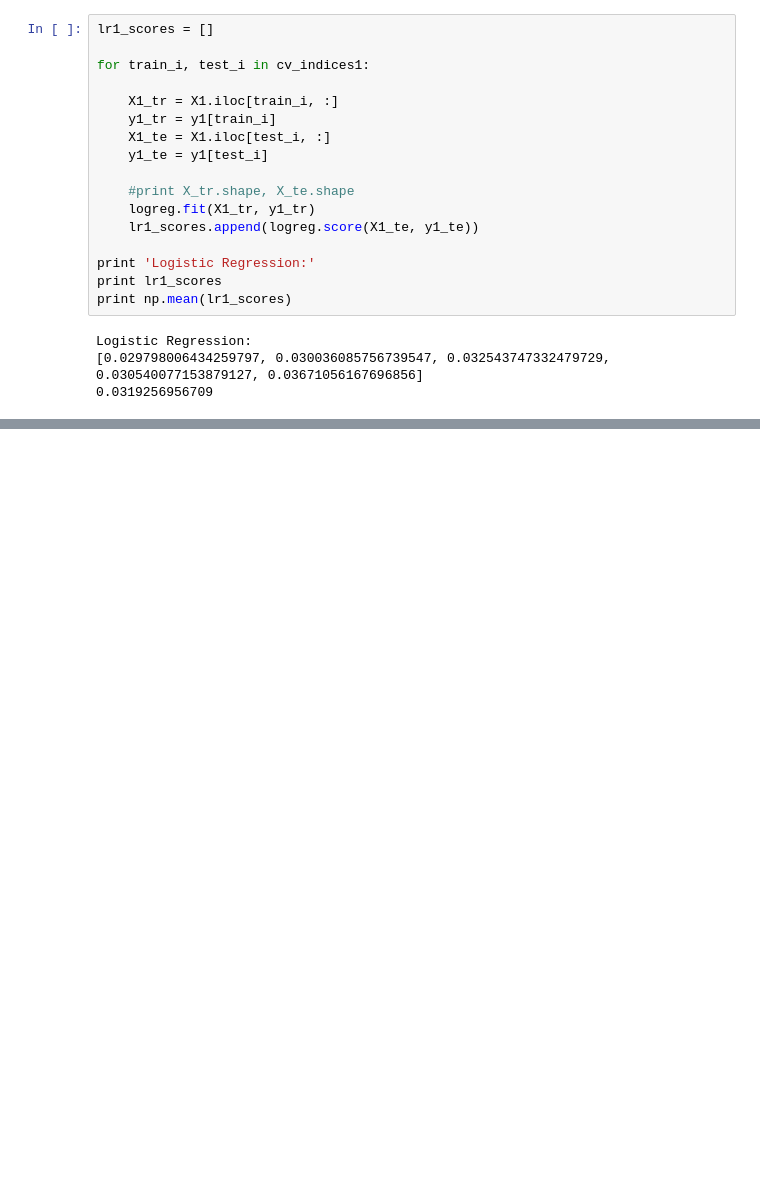
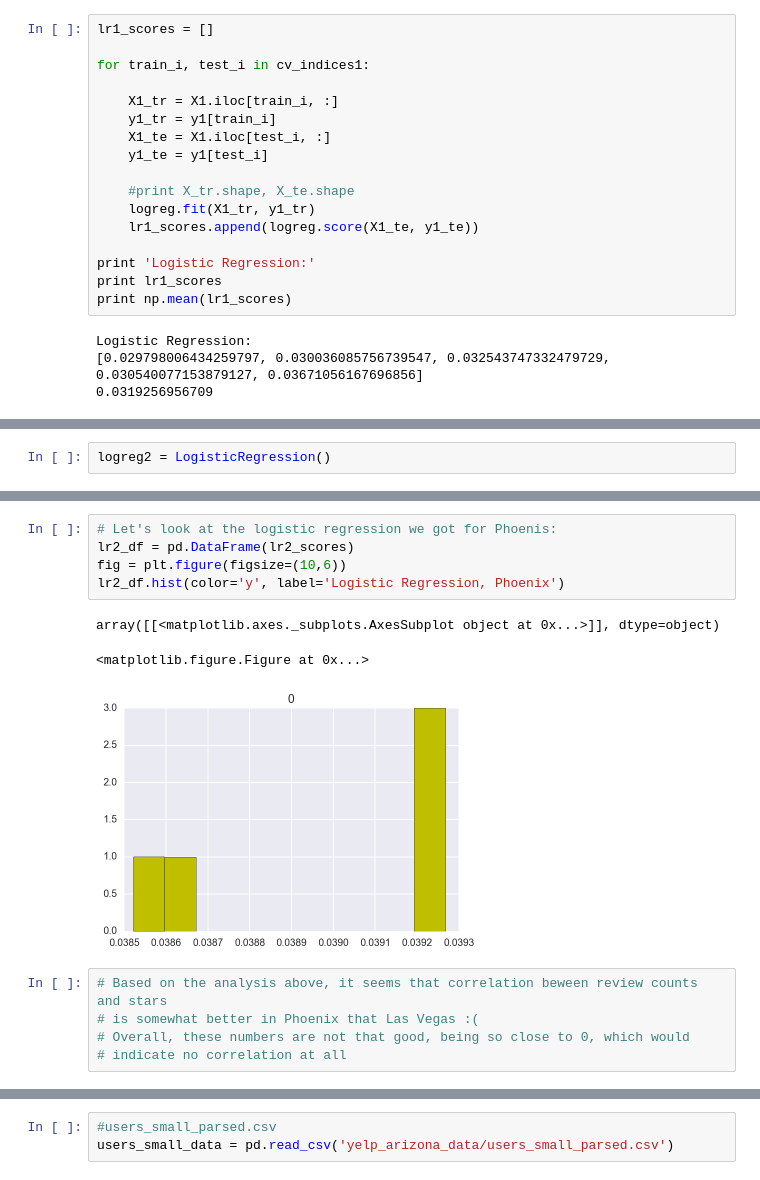
Before and after one commit to ocj137/DSI-SF-2-ocjacob, a Jupyter notebook: week05/project-5.ipynb, the cells around one changed output, grey strips where cells are left out. Drawn from its saved outputs; the diff is of its cells as text; blank space fills up the shorter version.

```diff
--- a/week05/project-5.ipynb
+++ b/week05/project-5.ipynb
@@ -275,0 +306,2 @@ print cross_val_score(logreg, X1, y1, cv=5)
+# %%
+logreg2 = LogisticRegression()
@@ -276,3 +343,17 @@ print cross_val_score(logreg, X1, y1, cv=5)
+# %%
+# Let's look at the logistic regression we got for Phoenis:
+lr2_df = pd.DataFrame(lr2_scores)
+fig = plt.figure(figsize=(10,6))
+lr2_df.hist(color='y', label='Logistic Regression, Phoenix')
+# %% [output]
+array([[<matplotlib.axes._subplots.AxesSubplot object at 0x...>]], dtype=object)
+<matplotlib.figure.Figure at 0x...>
+[figure, added]
+# %%
+# Based on the analysis above, it seems that correlation beween review counts and stars
+# is somewhat better in Phoenix that Las Vegas :(
+# Overall, these numbers are not that good, being so close to 0, which would
+# indicate no correlation at all
 # %% [markdown]
 <img src="http://imgur.com/l5NasQj.png" style="float: left; margin: 25px 15px 0px 0px; height: 25px">
 
@@ -289,3 +370,6 @@ Yelp hypothesizes that this is, in fact, because different people tend to give t
 3. Construct a regression model for each of the two ratings. They should use the same predictor variables (of your choice).
 4. Validate the performance of the models.
 5. Do the models coefficients differ at all? What does this tell you about the hypothesis that there are in fact two different kinds of ratings?
+# %%
+#users_small_parsed.csv
+users_small_data = pd.read_csv('yelp_arizona_data/users_small_parsed.csv')
```
Also changed, not shown: parts of 45 cells of this notebook.
